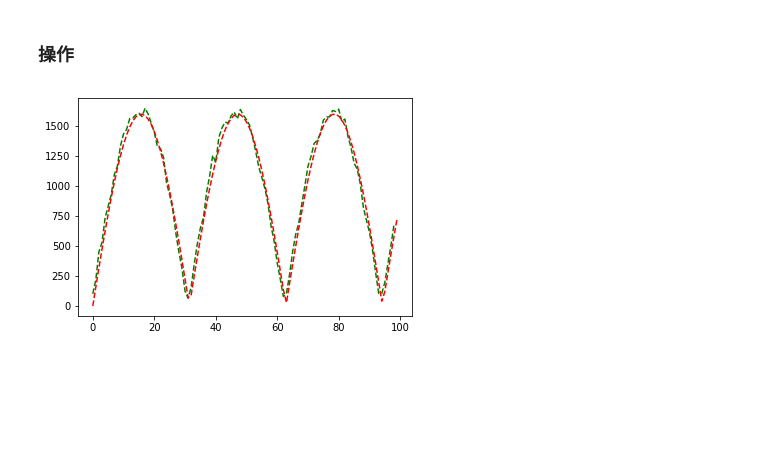
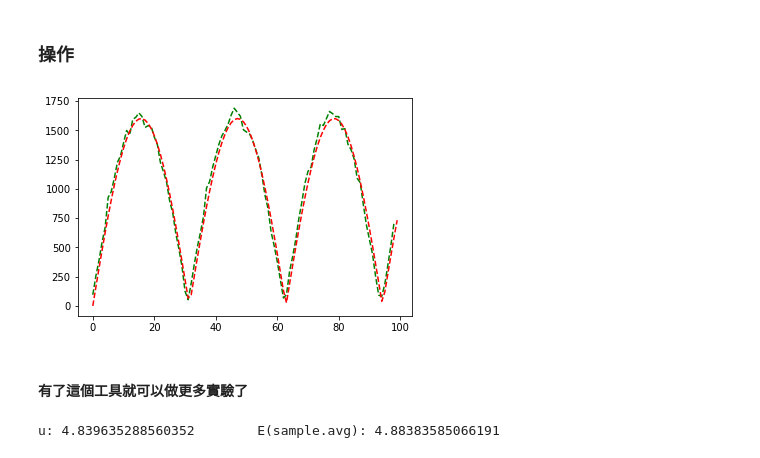
Before and after one commit to gordon0813/ml_learning_map, a Jupyter notebook: other/possibility_theory.ipynb, the cells around one changed output. Drawn from its saved outputs; the diff is of its cells as text; code cells hidden in the pictures; blank space fills up the shorter version.

```diff
--- a/other/possibility_theory.ipynb
+++ b/other/possibility_theory.ipynb
@@ -225,7 +227,24 @@ ran=test.rand_(100)  #取得random number 分布是abs(sin(x))的 一百個 隨
 # %%
-p1=plt.plot(counter(test.rand_(100000),0.1,10),"g--")#實驗
+pl1=counter(test.rand_(100000),0.1,10)
+p1=plt.plot(pl1,"g--")#實驗
 ex=np.array(range(100))/10
 p2=plt.plot(np.abs(np.sin(ex))*1600,"r--")#對照
 plt.show()
 # %% [output]
-[figure, old version]
+[figure, new version]
+# %% [markdown]
+#### 有了這個工具就可以做更多實驗了
+# %%
+#沿用剛才的abs(sin(x))  x=0~10機率密度 的隨機變數
+mother=test.rand_(100000)
+#來實驗隨機抽樣好了
+def sampling (s,a=np.array([])):
+    return a[np.random.randint(a.size-1,size=s)]
+#已知E(sample.avg)=u
+u=mother.sum()/mother.size
+sample_=0
+for i in range(100):
+    sample_+=sampling(10,mother).sum()/1000
+print("u:",u,"       E(sample.avg):",sample_)
+# %% [output]
+u: 4.839635288560352        E(sample.avg): 4.88383585066191
```
Also changed, not shown: parts of 9 cells of this notebook.
